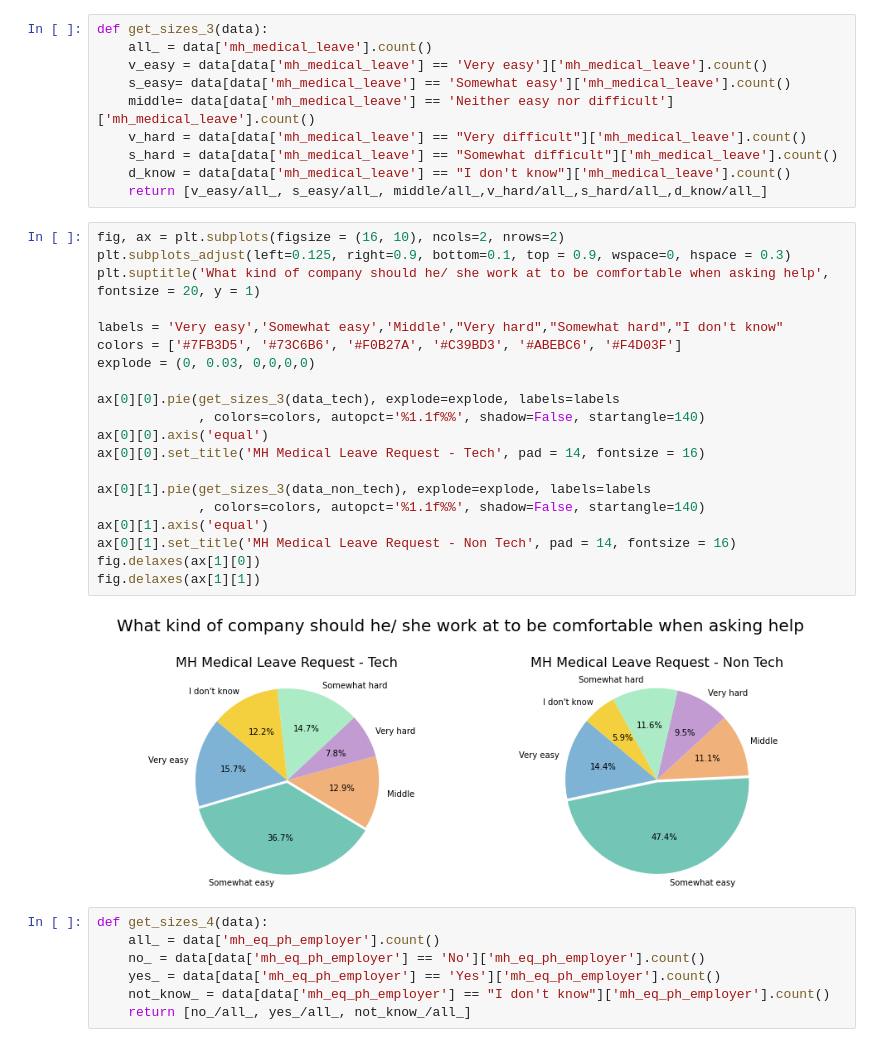
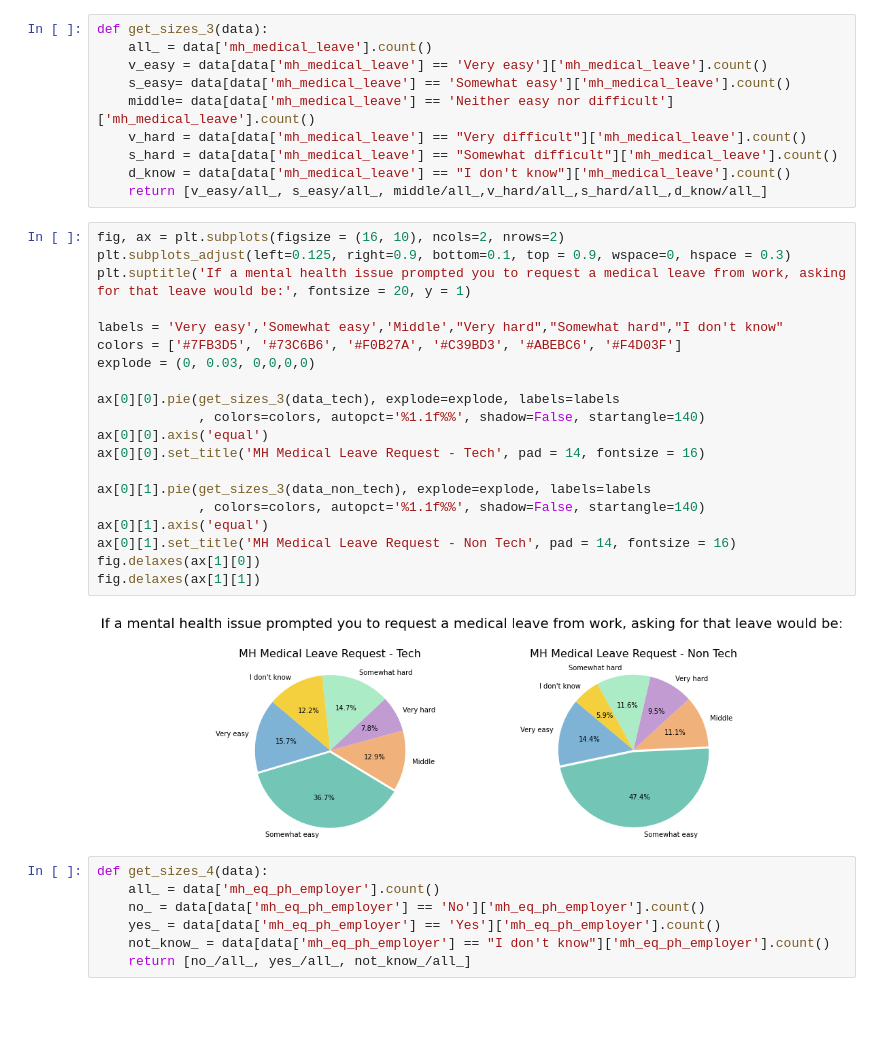
Before and after one commit to HMy2912/P4DS-FinalProj, a Jupyter notebook: Final Project.ipynb, the cells around one changed output. Drawn from its saved outputs; the diff is of its cells as text; blank space fills up the shorter version.

```diff
--- a/Final Project.ipynb
+++ b/Final Project.ipynb
@@ -450,25 +452,25 @@ def get_sizes_3(data):
 # %%
 fig, ax = plt.subplots(figsize = (16, 10), ncols=2, nrows=2)
 plt.subplots_adjust(left=0.125, right=0.9, bottom=0.1, top = 0.9, wspace=0, hspace = 0.3)
-plt.suptitle('What kind of company should he/ she work at to be comfortable when asking help', fontsize = 20, y = 1)
+plt.suptitle('If a mental health issue prompted you to request a medical leave from work, asking for that leave would be:', fontsize = 20, y = 1)
 
 labels = 'Very easy','Somewhat easy','Middle',"Very hard","Somewhat hard","I don't know"
 colors = ['#7FB3D5', '#73C6B6', '#F0B27A', '#C39BD3', '#ABEBC6', '#F4D03F']
 explode = (0, 0.03, 0,0,0,0)
 
 ax[0][0].pie(get_sizes_3(data_tech), explode=explode, labels=labels
              , colors=colors, autopct='%1.1f%%', shadow=False, startangle=140)
 ax[0][0].axis('equal')
 ax[0][0].set_title('MH Medical Leave Request - Tech', pad = 14, fontsize = 16)
 
 ax[0][1].pie(get_sizes_3(data_non_tech), explode=explode, labels=labels
              , colors=colors, autopct='%1.1f%%', shadow=False, startangle=140)
 ax[0][1].axis('equal')
 ax[0][1].set_title('MH Medical Leave Request - Non Tech', pad = 14, fontsize = 16)
 fig.delaxes(ax[1][0])
 fig.delaxes(ax[1][1])
 # %% [output]
-[figure, old version]
+[figure, new version]
 # %%
 def get_sizes_4(data):
     all_ = data['mh_eq_ph_employer'].count()
```
Also changed, not shown: parts of 7 cells of this notebook.
